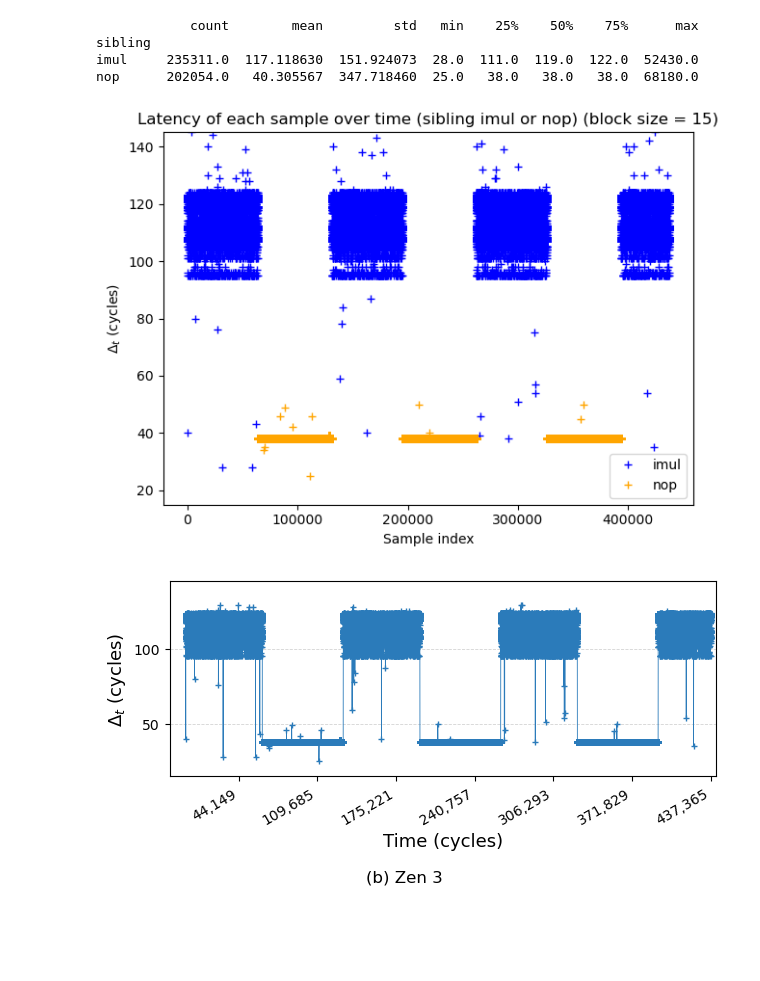
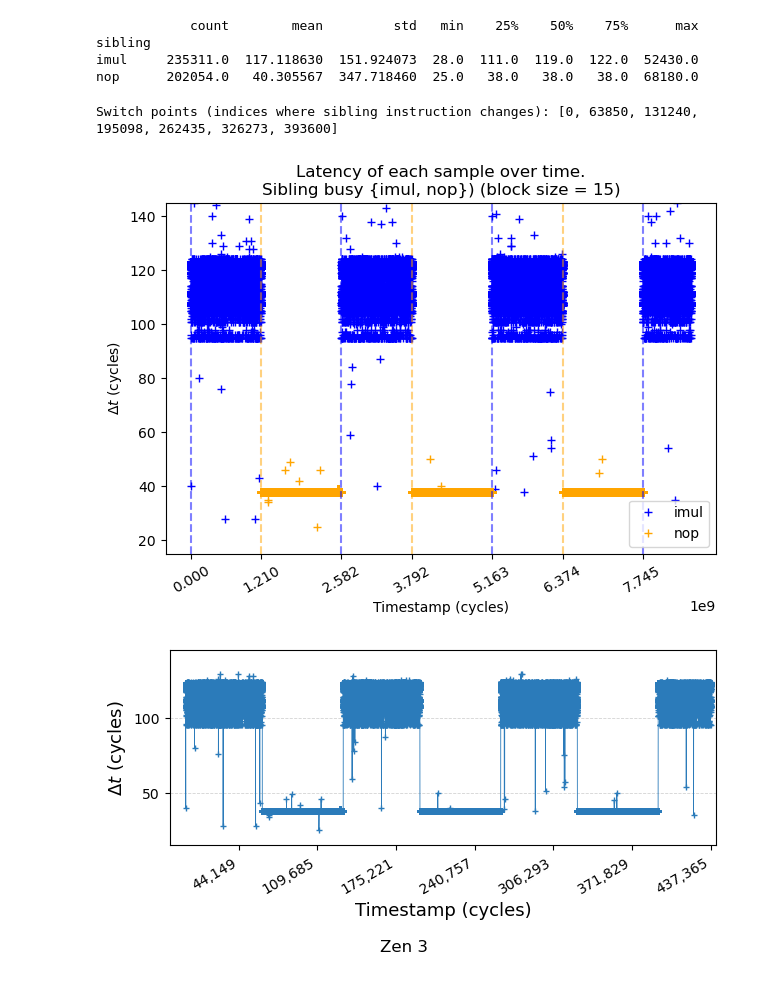
Before and after one commit to ancuongnguyen07/micro-timing, a Jupyter notebook: pysrc/analyzer.ipynb, the cells around one changed output. Cells and saved outputs as stored; diff of their text form; code cells hidden in the pictures; blank space fills up the shorter version.

Commit message:
fixup! [timeseries][data] get updated analysis with notebook

```diff
--- a/pysrc/analyzer.ipynb
+++ b/pysrc/analyzer.ipynb
@@ -11,7 +11,7 @@ DATA_DIR = "../odata/"
 
 BUSY_SIBLING_COLOR = 'blue'
 IDLE_SIBLING_COLOR = 'orange'
-DELTA_TIME_STR = r'$\Delta_t$ (cycles)'
+DELTA_TIME_STR = r'$\Delta t$ (cycles)'
 
 def get_latest_csv_file(directory):
     csv_files = [f for f in os.listdir(directory) if f.endswith('.csv')]
@@ -160,17 +182,13 @@ Block size: 15
+# %%
+def get_border_indices(df: pd.DataFrame) -> list[int]:
+    '''
+    Extract the tick at which the sibling instruction changed from one type to another. The sibling instruction is in the 'sibling' column, and the tick is in the 't_start' column.
+    The function returns a list of ticks where the sibling instruction changes.
+    '''
+    switches = df['sibling'].ne(df['sibling'].shift())
+    return df[switches].index.tolist()
 # %%
-# The unfenced RDPRU reads can complete out of order, giving a NEGATIVE elapsed
-# time. The C code writes it as an unsigned 64-bit number (2^64 - x), which
-# pandas reads as uint64. Reinterpret the column as signed, then drop those samples.
-raw_latency = ts_df['latency'].to_numpy().astype(np.uint64).view(np.int64)
-valid = raw_latency >= 0
-print(f"Dropped {np.count_nonzero(~valid)} negative-latency samples out of {len(valid)}")
 
-clean_df = ts_df.loc[valid].copy()
-clean_df['latency'] = raw_latency[valid]
-# only samples taken while the sibling ran a segment (seg_id 0 = before it started)
-seg_df = clean_df[clean_df['sibling'].isin(['imul', 'nop'])]
-
-SIBLING_COLORS = {'imul': 'blue', 'nop': 'orange'}
 
 # ---- summary: one row per sibling activity ---------------------------------
 summary = seg_df.groupby('sibling')['latency'].agg(
@@ -234,32 +251,40 @@ sibling
 imul     235311.0  117.118630  151.924073  28.0  111.0  119.0  122.0  52430.0
 nop      202054.0   40.305567  347.718460  25.0   38.0   38.0   38.0  68180.0
 # %%
-filtered_df = seg_df[seg_df['latency'] > 0]
+filtered_df = seg_df
+switch_points = get_border_indices(seg_df)
+switch_timestamps = filtered_df.loc[switch_points, 'timestamp'].to_numpy()
+print(f"Switch points (indices where sibling instruction changes): {switch_points}")
 
 plt.figure()
 
 plt.ylim([15,145])
 for who, color in SIBLING_COLORS.items():
     s = filtered_df[filtered_df['sibling'] == who]
     # x = the sample's row number in the CSV (s.index keeps the original labels,
     # so it stays correct after the latency filter dropped some rows)
-    plt.plot(s.index.to_numpy(), s['latency'].to_numpy(), marker='+',
+    plt.plot(s['timestamp'].to_numpy(), s['latency'].to_numpy(), marker='+',
              markersize=6, linestyle='None', color=color, label=f'{who}')
+for i in range(len(switch_timestamps)):
+    instruction = UNIQUE_SIBLING_INST[i%N_SIBLING_INST]
+    plt.axvline(x=switch_timestamps[i], color=SIBLING_COLORS[instruction], linestyle='--', alpha=0.5)
+plt.xticks(switch_timestamps, rotation=30)
 plt.legend()
 
-plt.xlabel('Sample index')
+plt.xlabel('Timestamp (cycles)')
 plt.ylabel(DELTA_TIME_STR)
-plt.title(f'Latency of each sample over time (sibling imul or nop) (block size = {BL_SIZE})')
+plt.title(f'Latency of each sample over time.\nSibling busy {{{SIBLING_INST_STR}}}) (block size = {BL_SIZE})')
 
 plt.tight_layout()
 plt.show()
 # %% [output]
+Switch points (indices where sibling instruction changes): [0, 63850, 131240, 195098, 262435, 326273, 393600]
-[figure, old version]
+[figure, new version]
 # %%
 # Paper-style figure (imgs/fig6b_crop.png): one series, '+' markers, y = latency
 # of every sample (cycles), x = sample index with a tick every 2^16 samples,
 # counted back from the last sample (44,149 ... 437,365 for 437,365 samples).
-PLOT_CAPTION = '(b) Zen 3'
+PLOT_CAPTION = 'Zen 3'
 LAT_CLIP = 130          # as in the reference: drop the rare interrupt spikes
 TICK_STEP = 1 << 16     # 65,536 samples
 
@@ -281,10 +306,10 @@ ax.set_xticks(ticks)
 ax.set_xticklabels([f'{t:,}' for t in ticks], rotation=30, ha='right')
 
 ax.set_ylabel(DELTA_TIME_STR, fontsize=13)
-ax.set_xlabel('Time (cycles)', fontsize=13)
+ax.set_xlabel('Timestamp (cycles)', fontsize=13)
 fig.text(0.5, 0.01, PLOT_CAPTION, ha='center', fontsize=12)
 fig.subplots_adjust(left=0.14, right=0.98, top=0.95, bottom=0.34)
 
 plt.show()
 # %% [output]
-[figure, old version]
+[figure, new version]
```
Also changed, not shown: parts of 2 cells of this notebook.
